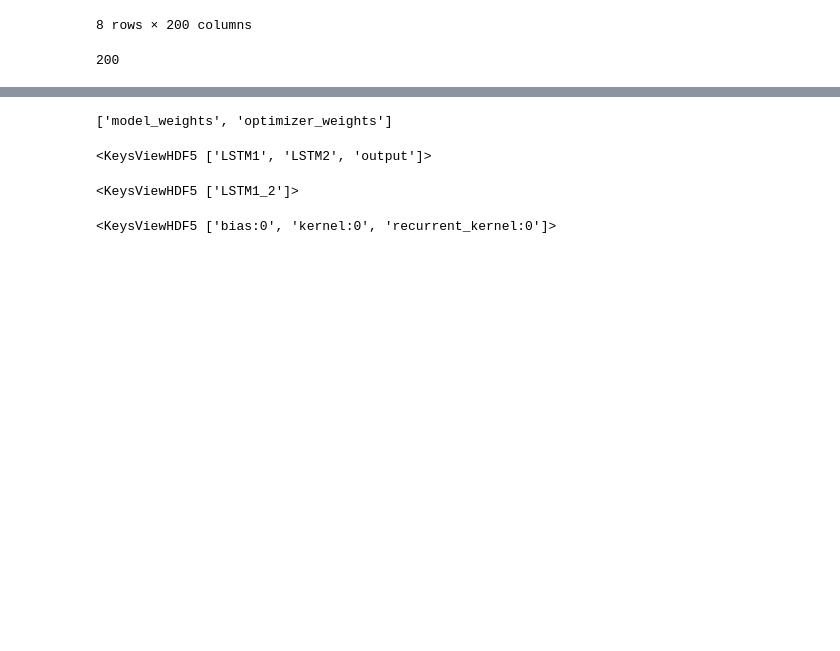
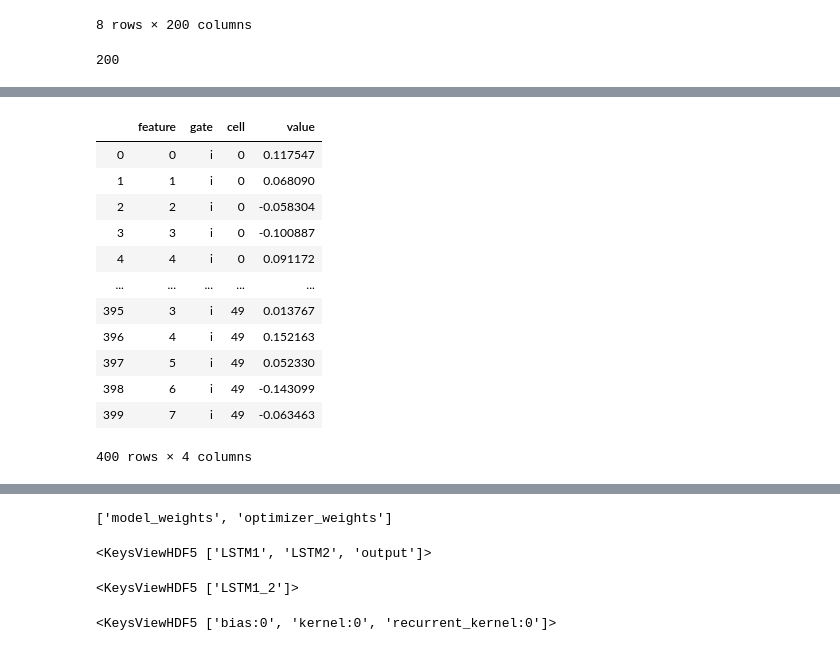
Before and after one commit to gj0706/my_research, a Jupyter notebook: neural_network/data_process.ipynb, the cells around one changed output, grey strips where cells are left out. Saved outputs shown, nothing was run; the diff lists cells and outputs as text; code cells hidden in the pictures; blank space fills up the shorter version.

```diff
--- a/neural_network/data_process.ipynb
+++ b/neural_network/data_process.ipynb
@@ -321,0 +322,3 @@ KeyError: 'feature'
+# %%
+i2 = epoch2.iloc[:, 0 : n_cells]
+i2
@@ -321,0 +336,5 @@ KeyError: 'feature'
+# %%
+i2.reset_index(inplace=True)
+# %%
+i2.rename(columns={'index':'feature'}, inplace=True)
+i2
@@ -321,0 +352,3 @@ KeyError: 'feature'
+# %%
+i2['gate'] = ['i' for _ in range(8)]
+i2
@@ -321,0 +391,18 @@ KeyError: 'feature'
+# %%
+i2_melt = pd.melt(i2, id_vars=['feature','gate'], var_name='cell')
+
+i2_melt
+# %% [output]
+|  | feature | gate | cell | value |
+| 0 | 0 | i | 0 | 0.117547 |
+| 1 | 1 | i | 0 | 0.068090 |
+| 2 | 2 | i | 0 | -0.058304 |
+| 3 | 3 | i | 0 | -0.100887 |
+| 4 | 4 | i | 0 | 0.091172 |
+| ... | ... | ... | ... | ... |
+| 395 | 3 | i | 49 | 0.013767 |
+| 396 | 4 | i | 49 | 0.152163 |
+| 397 | 5 | i | 49 | 0.052330 |
+| 398 | 6 | i | 49 | -0.143099 |
+| 399 | 7 | i | 49 | -0.063463 |
+400 rows × 4 columns
```
Also changed, not shown: parts of 19 cells of this notebook.
